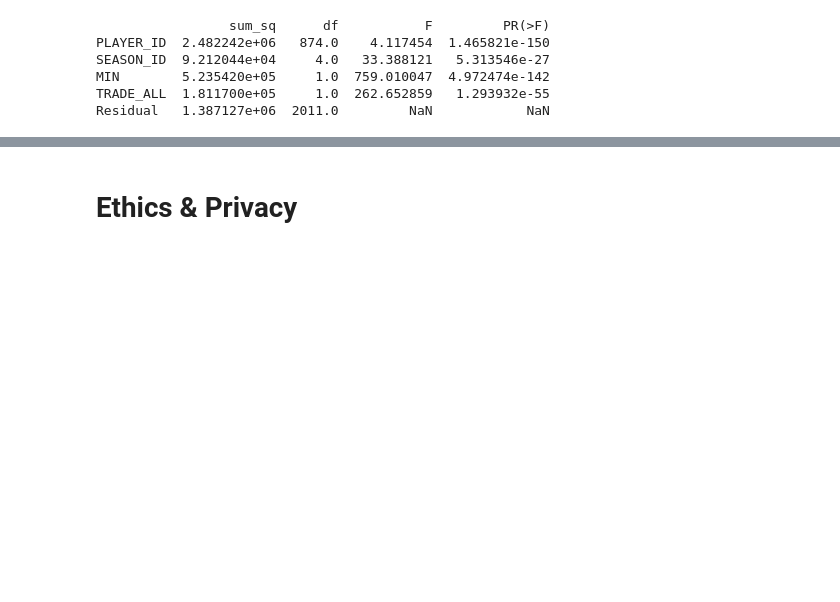
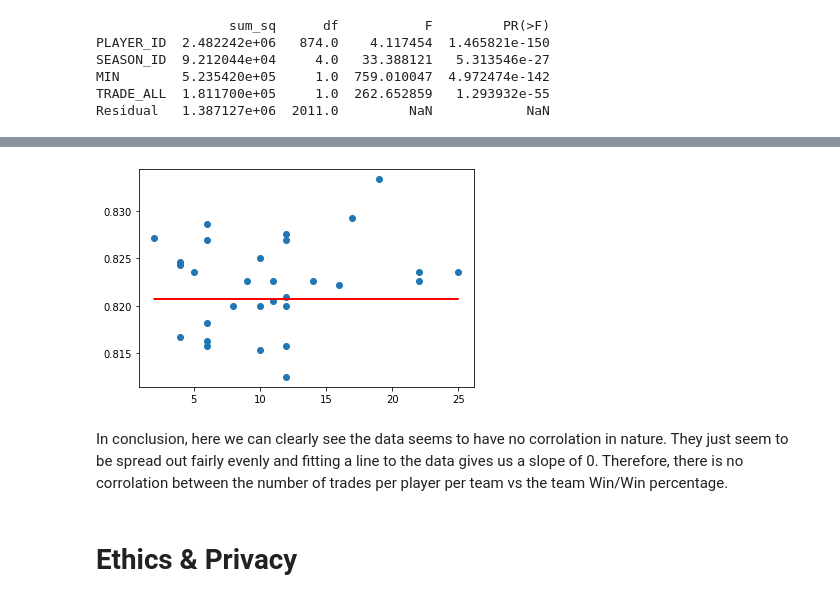
Before and after one commit to agarduno93/NBATrading, a Jupyter notebook: FinalProjectGroup028-Wi22.ipynb, the cells around one changed output, grey strips where cells are left out. Saved outputs shown, nothing was run; the diff lists cells and outputs as text; code cells hidden in the pictures; blank space fills up the shorter version.

```diff
--- a/FinalProjectGroup028-Wi22.ipynb
+++ b/FinalProjectGroup028-Wi22.ipynb
@@ -929,0 +940,20 @@ Residual   1.387127e+06  2011.0         NaN            NaN
+# %%
+dataDfmCpy = dataDfm.copy() #Copy df so we don't modify the original
+years = ['2016', '2017', '2018', '2019', '2021']
+team_names = []
+
+# Gathers every nickname of the team
+for names in dataDfmCpy['nickname']:
+    team_names.append(names)
+
+team_names = list(dict.fromkeys(team_names))
+
+# Initialize each year Wins/Win%
+for y in years:
+    dataDfmCpy['Wins/Win%_' + y] = 0
+
+for y in years:
+    for n in team_names:
+        dataDfmCpy.loc[(dataDfmCpy['nickname'] == n), ['Wins/Win%_' + y]] = dataDfmCpy.loc[(dataDfmCpy['nickname']==n), ['Wins_'+ y]].iloc[0][0] / dataDfmCpy.loc[(dataDfmCpy['nickname']==n),['PCT_' + y]].iloc[0][0]
+
+dataDfmCpy
@@ -929,0 +976,14 @@ Residual   1.387127e+06  2011.0         NaN            NaN
+# %%
+# Initialize Total Team trades to 0
+for y in years:
+    dataDfmCpy['Tot_Team_Trades_'+y] = 0
+
+# Go through each team and for each year get sum the trades and add to respective column
+for n in team_names:
+    for t in trade:
+        nums = dataDfmCpy[dataDfmCpy['nickname']==n][t].sum()
+        dataDfmCpy.loc[(dataDfmCpy['nickname'] == n), ['Tot_Team_Trades_'+ t[7:-3]]] = nums
+
+# Drop duplicates to remove clutter
+dataDfmCpyDup = dataDfmCpy.drop_duplicates(subset='nickname')
+dataDfmCpyDup
@@ -930,3 +1009,12 @@ Residual   1.387127e+06  2011.0         NaN            NaN
+# %%
+plt.scatter(dataDfmCpyDup['Tot_Team_Trades_2017'], dataDfmCpyDup['Wins/Win%_2017'] )
+res = stats.linregress(list(dataDfmCpyDup['Tot_Team_Trades_2017']), list(dataDfmCpyDup['Wins/Win%_2017'] ))
+plt.plot(np.array(list(dataDfmCpyDup['Tot_Team_Trades_2017'])), res.intercept + res.slope * np.array(list(dataDfmCpyDup['Wins/Win%_2017'])), color='red')
+plt.show()
+# %% [output]
+[figure, added]
+# %% [markdown]
+In conclusion, here we can clearly see the data seems to have no corrolation in nature. They just seem to be spread out fairly evenly and fitting a line to the data gives us a slope of 0. Therefore, there is no corrolation between the number of trades per player per team vs the team Win/Win percentage.
 # %% [markdown]
 # Ethics & Privacy
 # %% [markdown]
```
Also changed, not shown: parts of 13 cells of this notebook, 1 other file.
